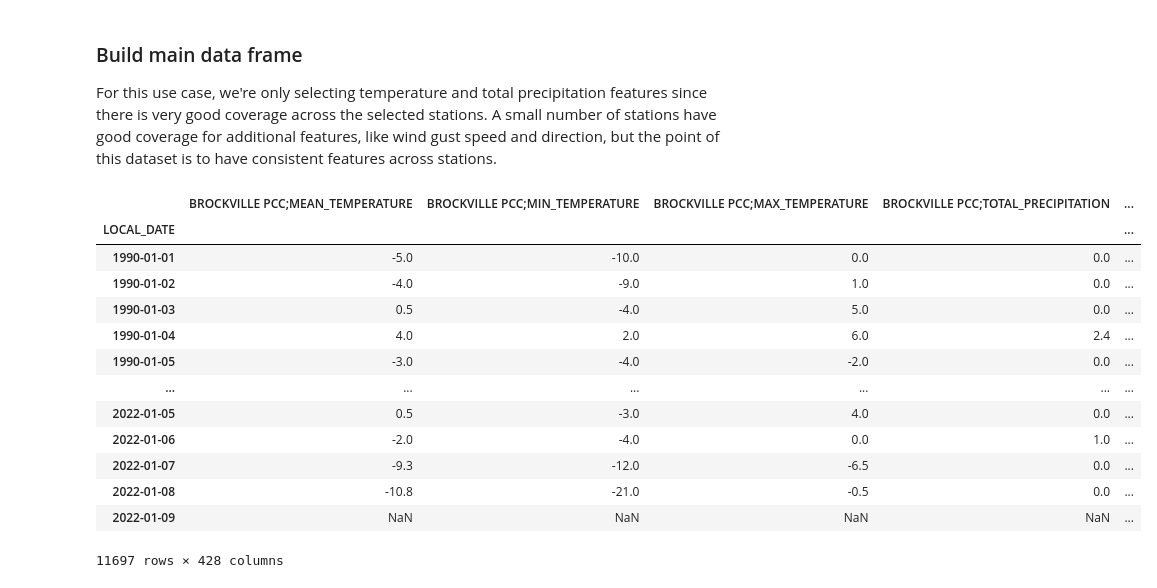
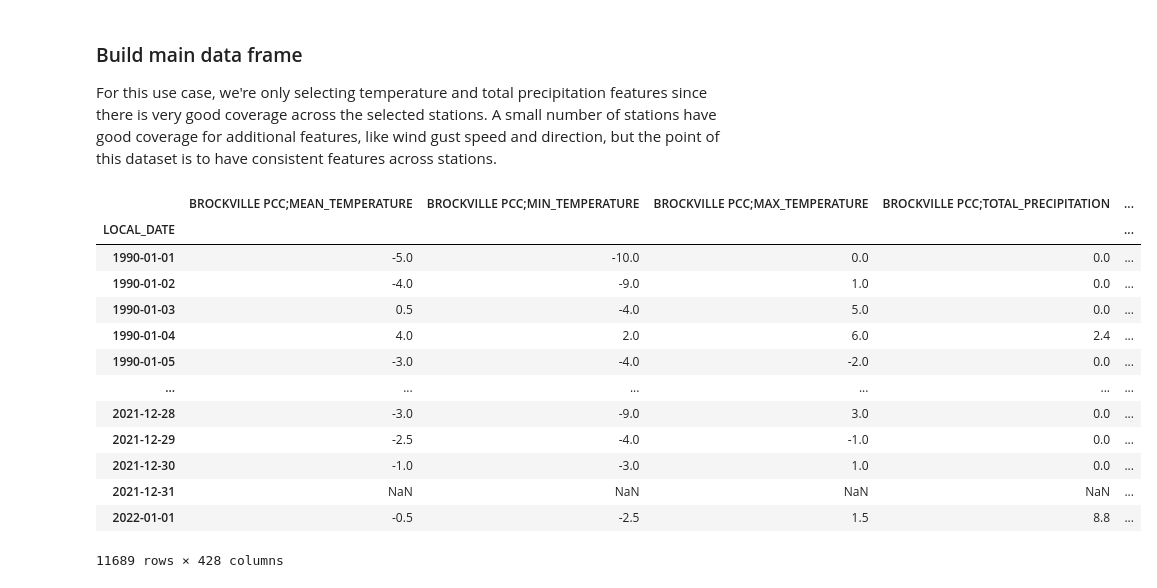
Before and after one commit to VectorInstitute/forecasting-with-dl, a Jupyter notebook: datasets/can_climate_data/load_raw_data.ipynb, the cells around one changed output. Cells and saved outputs as stored; diff of their text form; code cells hidden in the pictures.

```diff
--- a/datasets/can_climate_data/load_raw_data.ipynb
+++ b/datasets/can_climate_data/load_raw_data.ipynb
@@ -8,7 +8,7 @@ All data were downloaded from `weather.gc.ca` using the web API. See `download_c
 
 The following code can be used to replicate the process to build the two file `station_metadata.csv` and `weather_data.csv` in case updates or additional data from the raw files are needed.
 # %%
-data_dir = "../climate_data"
+data_dir = "/Users/ethan/climate_data"
 files = list(os.walk(data_dir))[0][2]
 station_list = pd.read_csv("./station_metadata.csv")['STATION_NAME'].tolist()
 # %% [markdown]
@@ -30,7 +30,7 @@ for f in files:
             df.insert(loc=3, column='FILENAME', value=f)
             df = df.set_index("LOCAL_DATE")
             df.index = pd.DatetimeIndex(df.index)
-            df = df.loc[(df.index.min() >='1990-01-01') & (df.index <= '2022-01-01')]
+            df = df.loc[(df.index >='1990-01-01') & (df.index <= '2022-01-01')]
             if len(df) > 0:
                 all_station_dfs[f] = df
             all_station_dfs[f] = df
@@ -124,39 +120,40 @@ for filename in qualifying_stations.FILENAME:
     try:
         df = pd.read_csv(f"{data_dir}/{filename}", index_col=5)
         df.index = pd.DatetimeIndex(df.index)
+        df = df.loc[(df.index >='1990-01-01') & (df.index <= '2022-01-01')]
         all_dfs_dict[df['STATION_NAME'][0]] = df
     except Exception as e:
         print(f"Error processing {f}")
 
 keep_columns = [
 'MEAN_TEMPERATURE',
 'MIN_TEMPERATURE',
 'MAX_TEMPERATURE',
 'TOTAL_PRECIPITATION'
 ]
 
 station_dfs = {}
 
 for station_name, df in all_dfs_dict.items():
     station_dfs[station_name] = df[keep_columns]
 
 data_df = pd.concat(station_dfs, axis=1)
 data_df.columns = data_df.columns.to_flat_index()
 data_df.columns = [f"{col[0]};{col[1]}" for col in data_df.columns]
 data_df.to_csv('./weather_data.csv')
 data_df
 # %% [output]
 |  | BROCKVILLE PCC;MEAN_TEMPERATURE | BROCKVILLE PCC;MIN_TEMPERATURE | BROCKVILLE PCC;MAX_TEMPERATURE | BROCKVILLE PCC;TOTAL_PRECIPITATION | ... |
 | LOCAL_DATE |  |  |  |  | ... |
 | 1990-01-01 | -5.0 | -10.0 | 0.0 | 0.0 | ... |
 | 1990-01-02 | -4.0 | -9.0 | 1.0 | 0.0 | ... |
 | 1990-01-03 | 0.5 | -4.0 | 5.0 | 0.0 | ... |
 | 1990-01-04 | 4.0 | 2.0 | 6.0 | 2.4 | ... |
 | 1990-01-05 | -3.0 | -4.0 | -2.0 | 0.0 | ... |
 | ... | ... | ... | ... | ... | ... |
-| 2022-01-05 | 0.5 | -3.0 | 4.0 | 0.0 | ... |
-| 2022-01-06 | -2.0 | -4.0 | 0.0 | 1.0 | ... |
-| 2022-01-07 | -9.3 | -12.0 | -6.5 | 0.0 | ... |
-| 2022-01-08 | -10.8 | -21.0 | -0.5 | 0.0 | ... |
-| 2022-01-09 | NaN | NaN | NaN | NaN | ... |
+| 2021-12-28 | -3.0 | -9.0 | 3.0 | 0.0 | ... |
+| 2021-12-29 | -2.5 | -4.0 | -1.0 | 0.0 | ... |
+| 2021-12-30 | -1.0 | -3.0 | 1.0 | 0.0 | ... |
+| 2021-12-31 | NaN | NaN | NaN | NaN | ... |
+| 2022-01-01 | -0.5 | -2.5 | 1.5 | 8.8 | ... |
-11697 rows × 428 columns
+11689 rows × 428 columns
```
Also changed, not shown: parts of 3 cells of this notebook, 2 other files.
